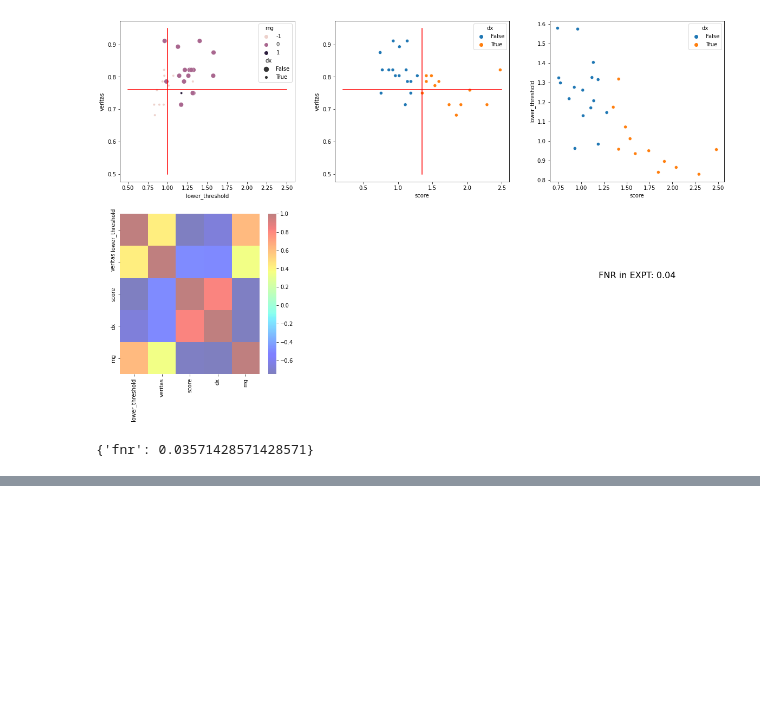
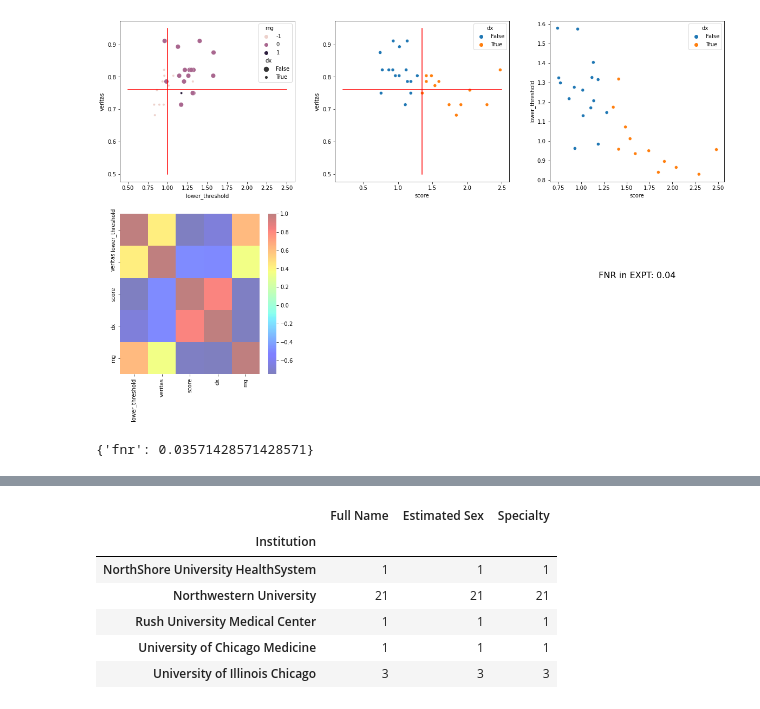
Before and after one commit to zeroknowledgediscovery/truthnet, a Jupyter notebook: truthnet/examples/experiment3_psych.ipynb, the cells around one changed output, grey strips where cells are left out. Drawn from its saved outputs; the diff is of its cells as text; code cells hidden in the pictures; blank space fills up the shorter version.

```diff
--- a/truthnet/examples/experiment3_psych.ipynb
+++ b/truthnet/examples/experiment3_psych.ipynb
@@ -124,0 +205,10 @@ expf3
+# %%
+full_df.groupby('Institution').count()
+# %% [output]
+|  | Full Name | Estimated Sex | Specialty |
+| Institution |  |  |  |
+| NorthShore University HealthSystem | 1 | 1 | 1 |
+| Northwestern University | 21 | 21 | 21 |
+| Rush University Medical Center | 1 | 1 | 1 |
+| University of Chicago Medicine | 1 | 1 | 1 |
+| University of Illinois Chicago | 3 | 3 | 3 |
```
Also changed, not shown: parts of 9 cells of this notebook, 4 other files.
